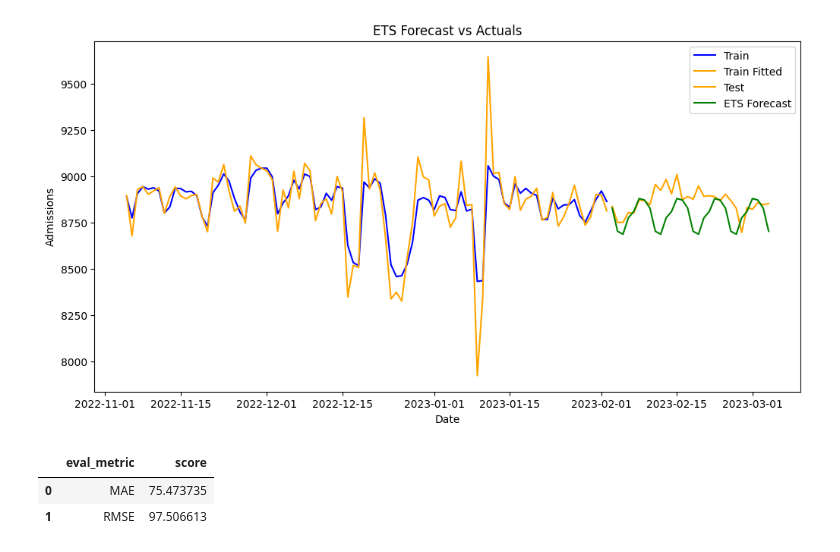
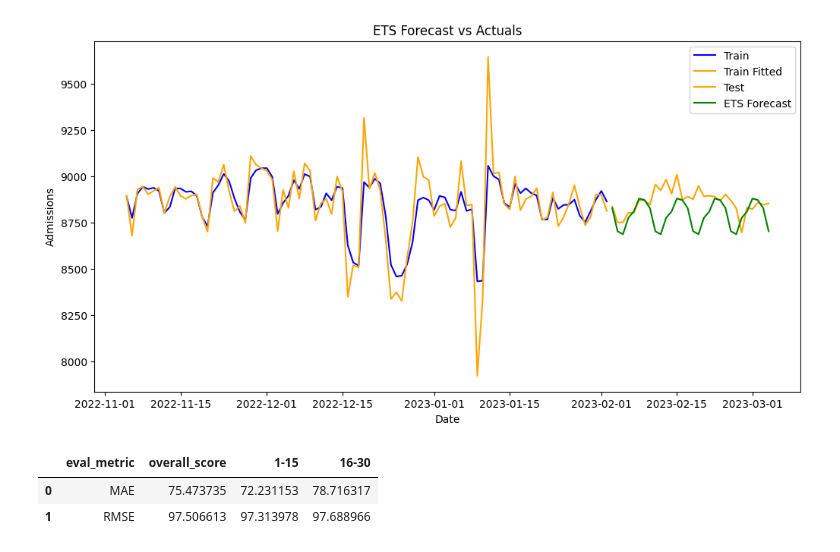
Before and after one commit to mustafaslanCoto/peshbeen, a Jupyter notebook: nbs/modules/02_models/07_ets.ipynb, the cells around one changed output. Cells and saved outputs as stored; diff of their text form; code cells hidden in the pictures.

```diff
--- a/nbs/modules/02_models/07_ets.ipynb
+++ b/nbs/modules/02_models/07_ets.ipynb
@@ -471,17 +471,17 @@ class ets:
 
         overall_performance = pd.DataFrame(
             [[m.__name__, np.mean(metrics_dict[m.__name__])] for m in metrics],
-            columns=["eval_metric", "score"],
+            columns=["eval_metric", "overall_score"],
         )
 
         if h_split_point is not None and isinstance(h_split_point, int):
             perf_1_df = pd.DataFrame(
                 [[m.__name__, np.mean(metrics_dict1[m.__name__])] for m in metrics],
-                columns=["eval_metric", f"score_before_{h_split_point}"],
+                columns=["eval_metric", f"1-{h_split_point}"],
             )
             perf_2_df = pd.DataFrame(
                 [[m.__name__, np.mean(metrics_dict2[m.__name__])] for m in metrics],
-                columns=["eval_metric", f"score_after_{h_split_point}"],
+                columns=["eval_metric", f"{h_split_point+1}-{test_size}"],
             )
             overall_performance = (
                 overall_performance
@@ -574,13 +574,13 @@ plt.show()
 # %%
 #| hide
 ets_model.cross_validate(
     df=wales_admissions,
     cv_split=3,
     test_size=30,
     metrics=[MAE, RMSE],
-    step_size=2)
+    step_size=2, h_split_point=15,)
 ets_model.cv_summary
 # %% [output]
-|  | eval_metric | score |
-| 0 | MAE | 75.473735 |
-| 1 | RMSE | 97.506613 |
+|  | eval_metric | overall_score | 1-15 | 16-30 |
+| 0 | MAE | 75.473735 | 72.231153 | 78.716317 |
+| 1 | RMSE | 97.506613 | 97.313978 | 97.688966 |
```
Also changed, not shown: 24 other files.
